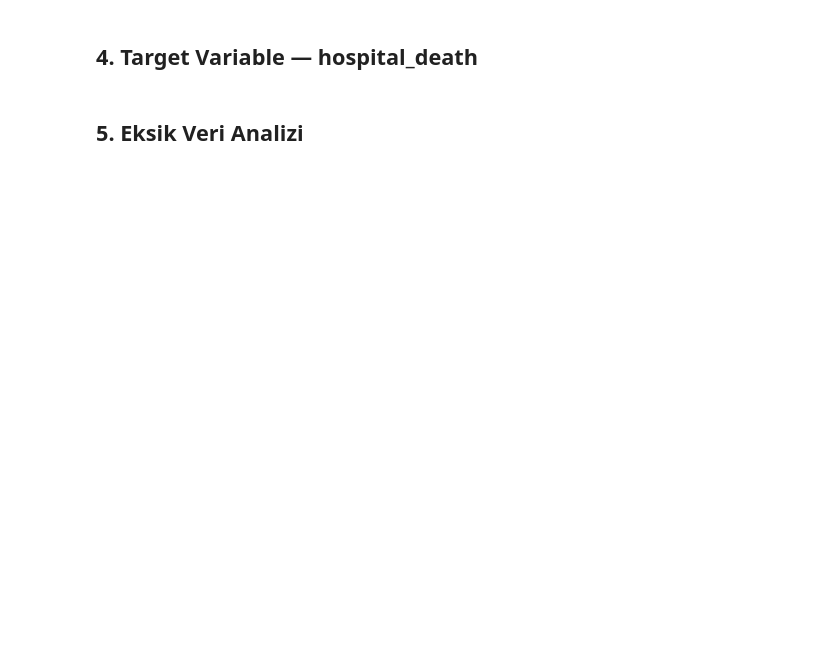
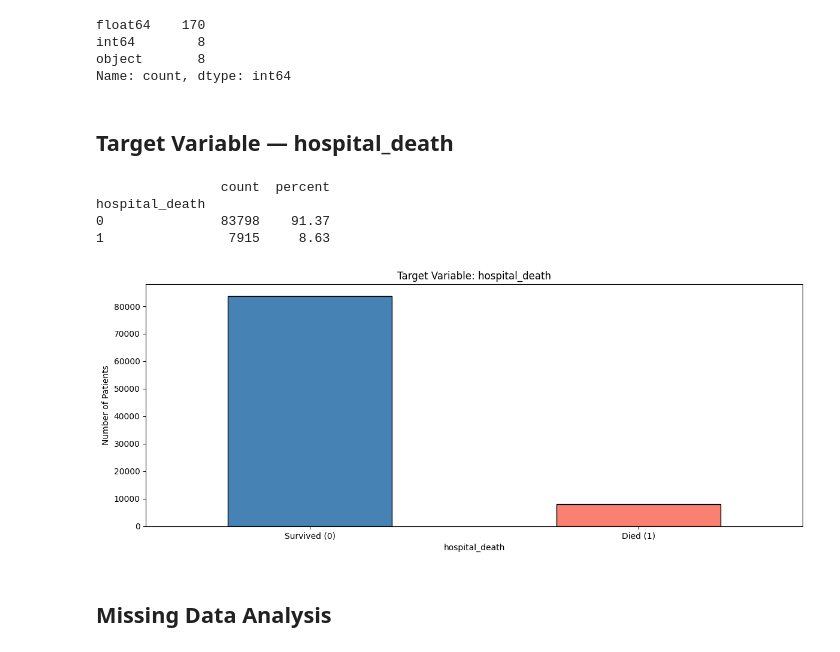
Before and after one commit to atalayatasoy17/xai-project, a Jupyter notebook: notebooks/01_eda.ipynb, the cells around one changed output. Saved outputs shown, nothing was run; the diff lists cells and outputs as text; code cells hidden in the pictures; blank space fills up the shorter version.

```diff
--- a/notebooks/01_eda.ipynb
+++ b/notebooks/01_eda.ipynb
@@ -26,9 +19,6 @@ plt.rcParams['figure.figsize'] = (12, 5)
 # %%
-DATA_PATH = '../data/raw/training_v2.csv'
-DICT_PATH = '../data/raw/WiDS Datathon 2020 Dictionary.csv'
+df = pd.read_csv('../data/raw/training_v2.csv')
+dictionary = pd.read_csv('../data/raw/WiDS Datathon 2020 Dictionary.csv')
 
-df = pd.read_csv(DATA_PATH)
-dictionary = pd.read_csv(DICT_PATH)
-
-print(f'Satır sayısı : {df.shape[0]:,}')
-print(f'Kolon sayısı : {df.shape[1]}')
+print(f'Rows    : {df.shape[0]:,}')
+print(f'Columns : {df.shape[1]}')
@@ -39,26 +38,35 @@ df.head()
 # %%
 df.dtypes.value_counts()
+# %% [output]
+float64    170
+int64        8
+object       8
+Name: count, dtype: int64
 # %% [markdown]
-## 4. Target Variable — hospital_death
+## Target Variable — hospital_death
+# %%
+target = 'hospital_death'
+
+counts = df[target].value_counts()
+pct = df[target].value_counts(normalize=True) * 100
+
+print(pd.DataFrame({'count': counts, 'percent': pct.round(2)}))
+# %% [output]
+                count  percent
+hospital_death
+0               83798    91.37
+1                7915     8.63
 # %%
-target = 'hospital_death'
-
-counts = df[target].value_counts()
-pct = df[target].value_counts(normalize=True) * 100
-
-print('Dağılım:')
-print(pd.DataFrame({'count': counts, 'percent': pct.round(2)}))
-
-plt.figure(figsize=(5, 4))
 counts.plot(kind='bar', color=['steelblue', 'salmon'], edgecolor='black')
 plt.title('Target Variable: hospital_death')
-plt.xticks([0, 1], ['Hayatta (0)', 'Hayatını Kaybetti (1)'], rotation=0)
-plt.ylabel('Hasta Sayısı')
+plt.xticks([0, 1], ['Survived (0)', 'Died (1)'], rotation=0)
+plt.ylabel('Number of Patients')
 plt.tight_layout()
-plt.savefig('../outputs/figures/target_distribution.png', dpi=150)
 plt.show()
+# %% [output]
+[figure, added]
-# %% [markdown]
-## 5. Eksik Veri Analizi
+# %% [markdown]
+## Missing Data Analysis
 # %%
 missing = df.isnull().sum()
 missing_pct = (missing / len(df) * 100).round(2)
```
Also changed, not shown: parts of 35 cells of this notebook.
